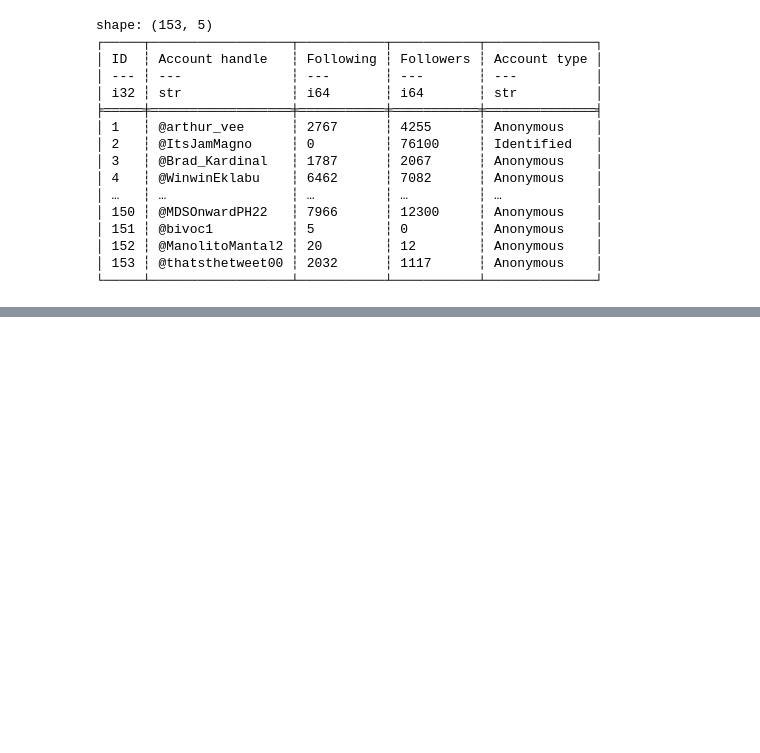
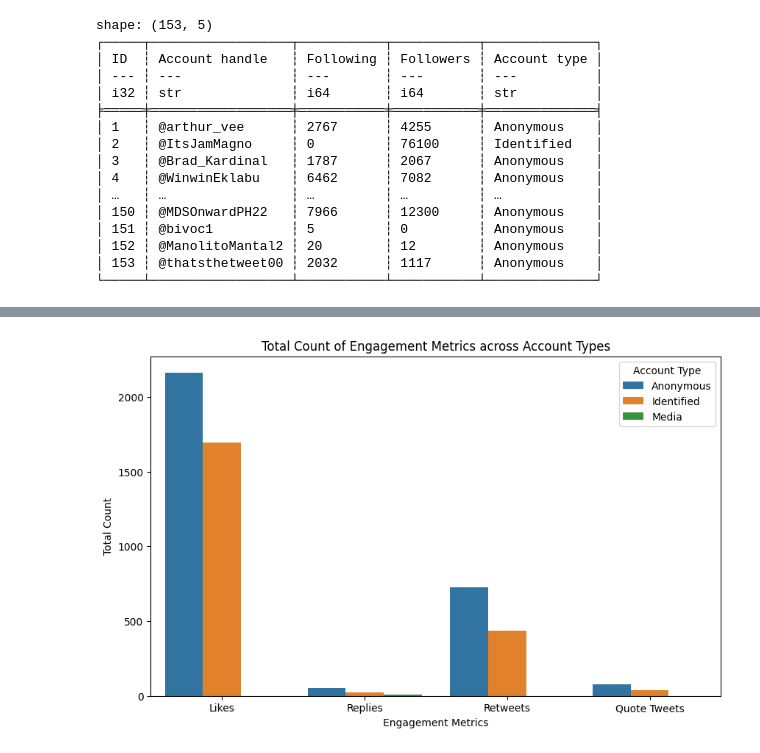
Before and after one commit to Vasallius/Philippine-Twitter-Disinformation-Analysis, a Jupyter notebook: main.ipynb, the cells around one changed output, grey strips where cells are left out. Cells and saved outputs as stored; diff of their text form; code cells hidden in the pictures; blank space fills up the shorter version.

Commit message:
:sparkles:  added bar plot

```diff
--- a/main.ipynb
+++ b/main.ipynb
@@ -135,0 +115,41 @@ plt.show()
+# %%
+import polars as pl
+import seaborn as sns
+import matplotlib.pyplot as plt
+
+# Select the relevant columns
+df3 = df.select(
+    pl.col("Account type").str.strip(),
+    pl.col("Likes"),
+    pl.col("Replies"),
+    pl.col("Retweets"),
+    pl.col("Quote Tweets")
+)
+
+# Compute the total count of engagement metrics
+df_total = df3.groupby("Account type").sum()
+df_total
+
+# Reshape the data to create a long-form representation
+data_melted = df_total.to_pandas().melt(
+    id_vars=["Account type"],
+    value_vars=["Likes", "Replies", "Retweets", "Quote Tweets"],
+    var_name="Engagement",
+    value_name="Total Count"
+)
+
+# Create the bar plot
+plt.figure(figsize=(10, 6))
+sns.barplot(
+    data=data_melted,
+    x="Engagement",
+    y="Total Count",
+    hue="Account type"
+)
+plt.title("Total Count of Engagement Metrics across Account Types")
+plt.xlabel("Engagement Metrics")
+plt.ylabel("Total Count")
+plt.legend(title="Account Type")
+plt.show()
+# %% [output]
+[figure, added]
```
Also changed, not shown: parts of 8 cells of this notebook.
